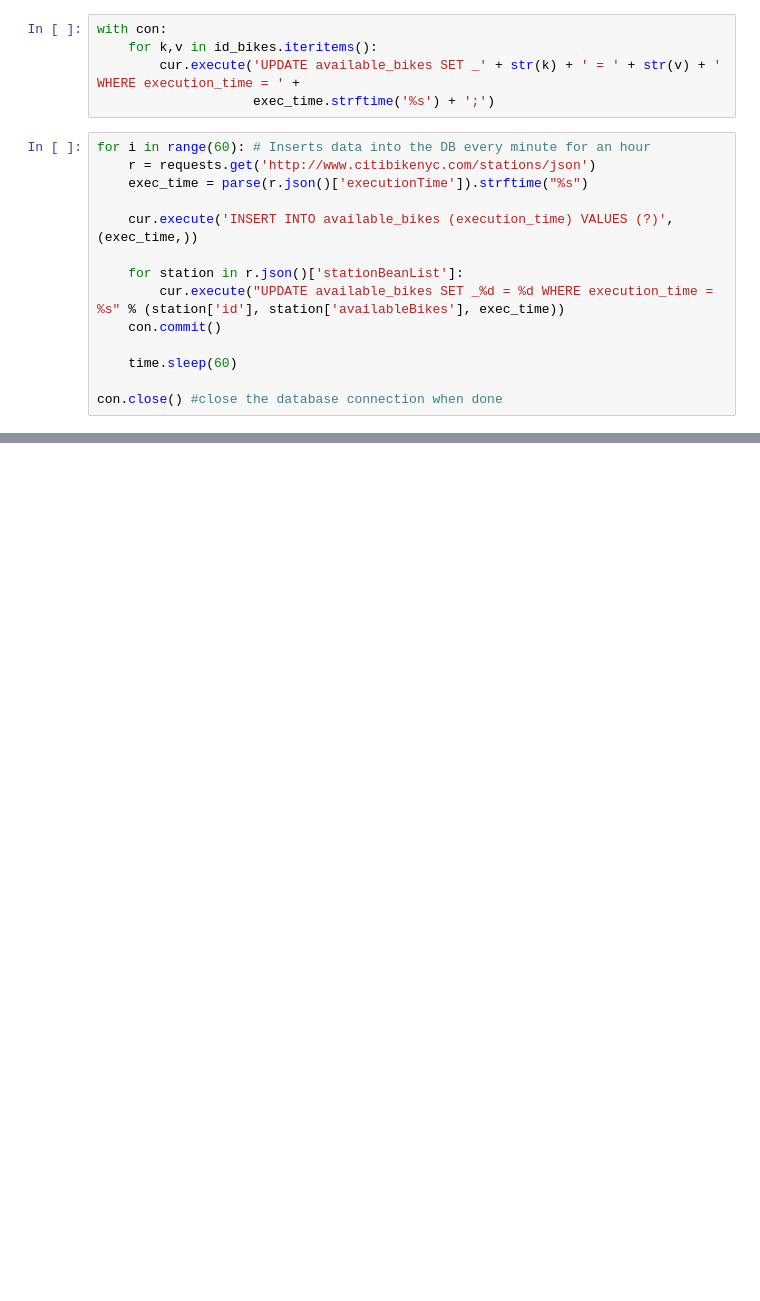
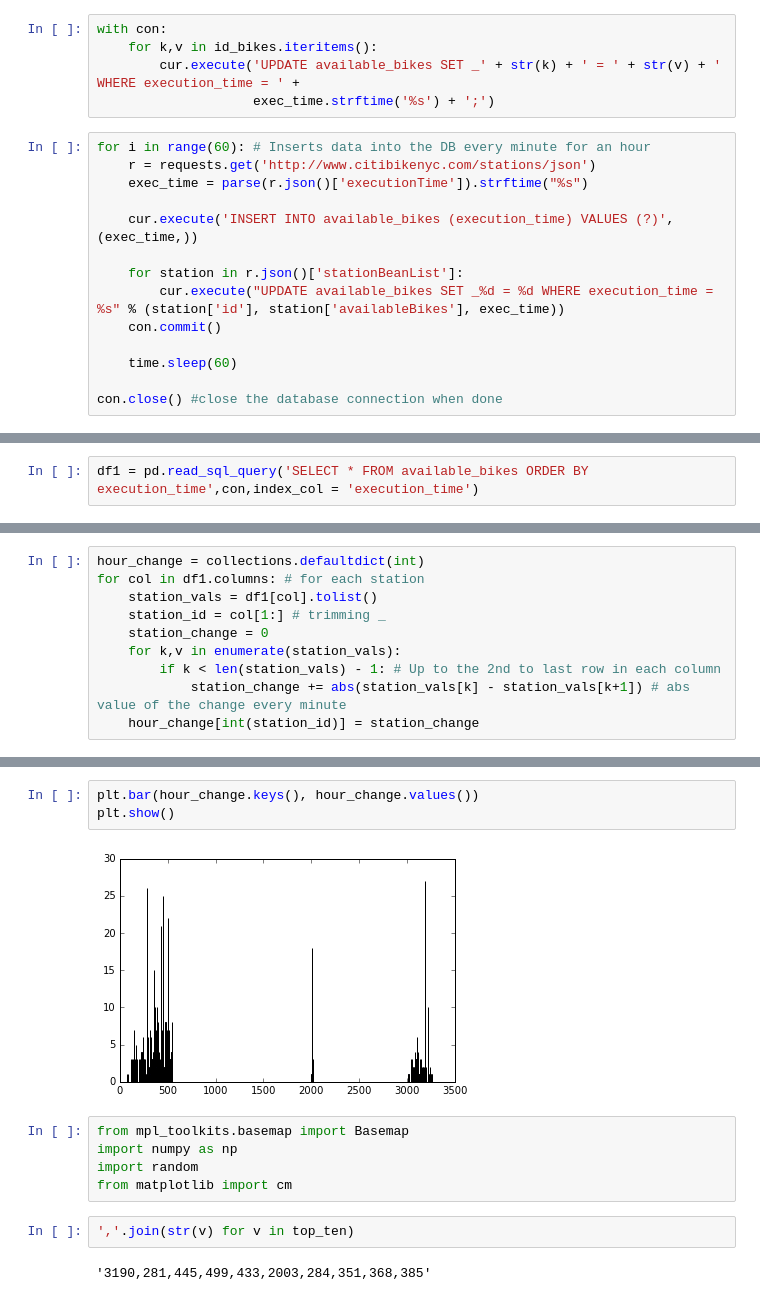
Before and after one commit to danielstallworthmit/thinkful, a Jupyter notebook: datascience/Citi Bike Data.ipynb, the cells around one changed output, grey strips where cells are left out. Cells and saved outputs as stored; diff of their text form; blank space fills up the shorter version.

Commit message:
Citi Bike Data further analysis and mapping.

```diff
--- a/datascience/Citi Bike Data.ipynb
+++ b/datascience/Citi Bike Data.ipynb
@@ -183,0 +192,2 @@ con.close() #close the database connection when done
+# %%
+df1 = pd.read_sql_query('SELECT * FROM available_bikes ORDER BY execution_time',con,index_col = 'execution_time')
@@ -183,0 +205,10 @@ con.close() #close the database connection when done
+# %%
+hour_change = collections.defaultdict(int)
+for col in df1.columns: # for each station
+    station_vals = df1[col].tolist()
+    station_id = col[1:] # trimming _
+    station_change = 0
+    for k,v in enumerate(station_vals):
+        if k < len(station_vals) - 1: # Up to the 2nd to last row in each column
+            station_change += abs(station_vals[k] - station_vals[k+1]) # abs value of the change every minute
+    hour_change[int(station_id)] = station_change
@@ -183,0 +243,14 @@ con.close() #close the database connection when done
+# %%
+plt.bar(hour_change.keys(), hour_change.values())
+plt.show()
+# %% [output]
+[figure, added]
+# %%
+from mpl_toolkits.basemap import Basemap
+import numpy as np
+import random
+from matplotlib import cm
+# %%
+','.join(str(v) for v in top_ten)
+# %% [output]
+'3190,281,445,499,433,2003,284,351,368,385'
```
Also changed, not shown: parts of 23 cells of this notebook.
